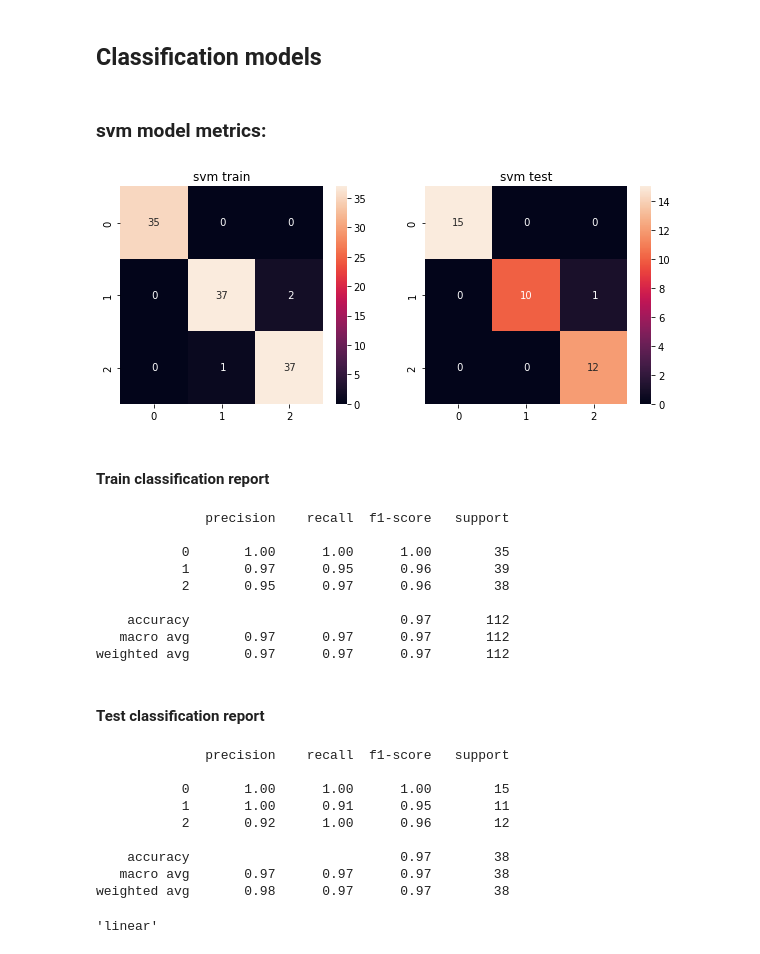
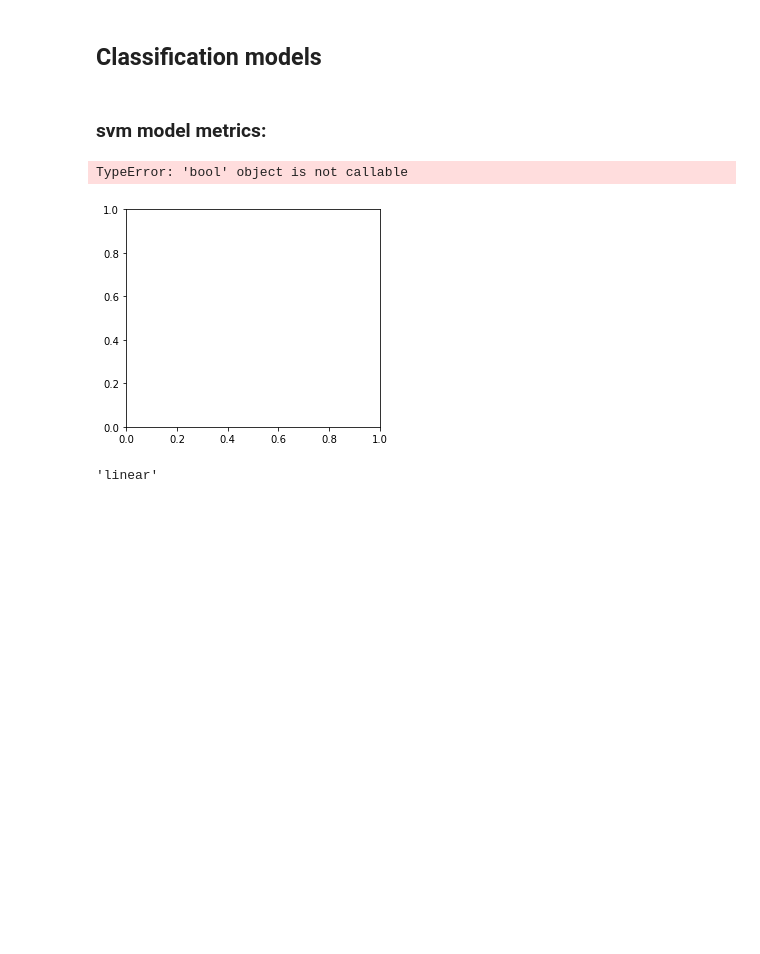
Before and after one commit to marcosalvalaggio/edamame, a Jupyter notebook: examples/classification/classification.ipynb, the cells around one changed output. Saved outputs shown, nothing was run; the diff lists cells and outputs as text; code cells hidden in the pictures; blank space fills up the shorter version.

```diff
--- a/examples/classification/classification.ipynb
+++ b/examples/classification/classification.ipynb
@@ -91,30 +91,11 @@ print(X_test_s.head())
 classifier = TrainClassifier(X_train_s, y_train, X_test_s, y_test)
 svm = classifier.svm()
 # %%
-classifier.model_metrics(model_name="svm")
+classifier.model_metrics(model_name="svm", confusion_matrix=True)
 # %% [output]
 ### svm model metrics:
+TypeError: 'bool' object is not callable
-[figure, old version]
+[figure, new version]
-#### Train classification report
-              precision    recall  f1-score   support
-
-           0       1.00      1.00      1.00        35
-           1       0.97      0.95      0.96        39
-           2       0.95      0.97      0.96        38
-
-    accuracy                           0.97       112
-   macro avg       0.97      0.97      0.97       112
-weighted avg       0.97      0.97      0.97       112
-#### Test classification report
-              precision    recall  f1-score   support
-
-           0       1.00      1.00      1.00        15
-           1       1.00      0.91      0.95        11
-           2       0.92      1.00      0.96        12
-
-    accuracy                           0.97        38
-   macro avg       0.97      0.97      0.97        38
-weighted avg       0.98      0.97      0.97        38
 # %%
 classifier.save_model(model_name="svm")
 # %%
```
Also changed, not shown: parts of 1 cell of this notebook, 4 other files.
